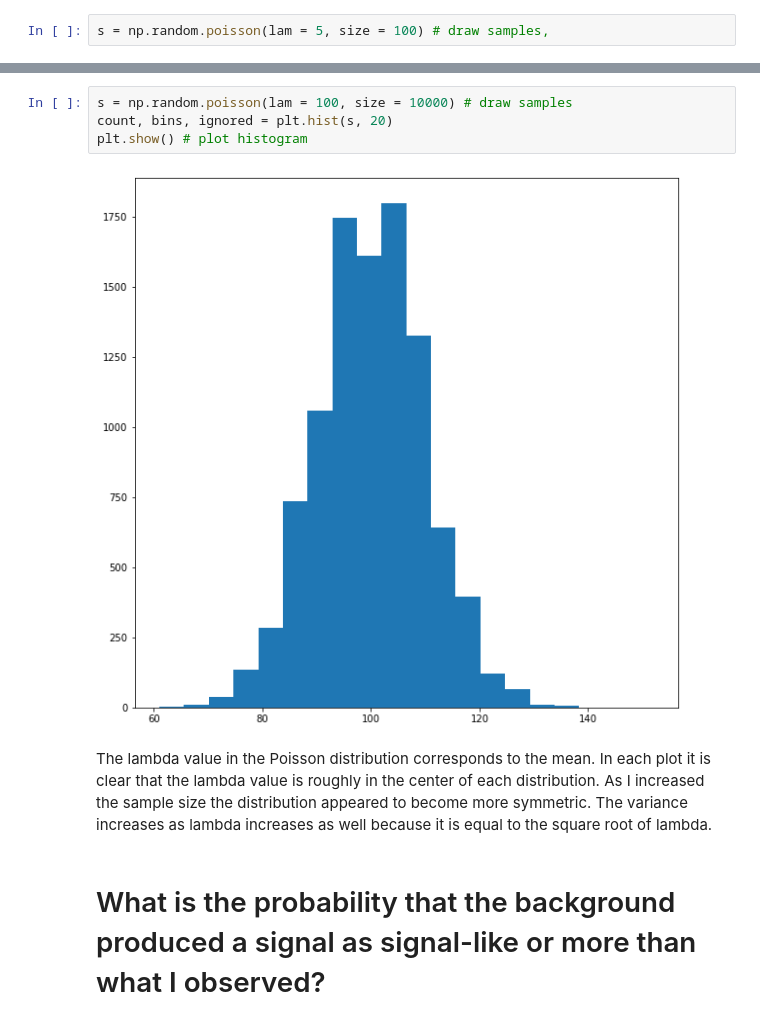
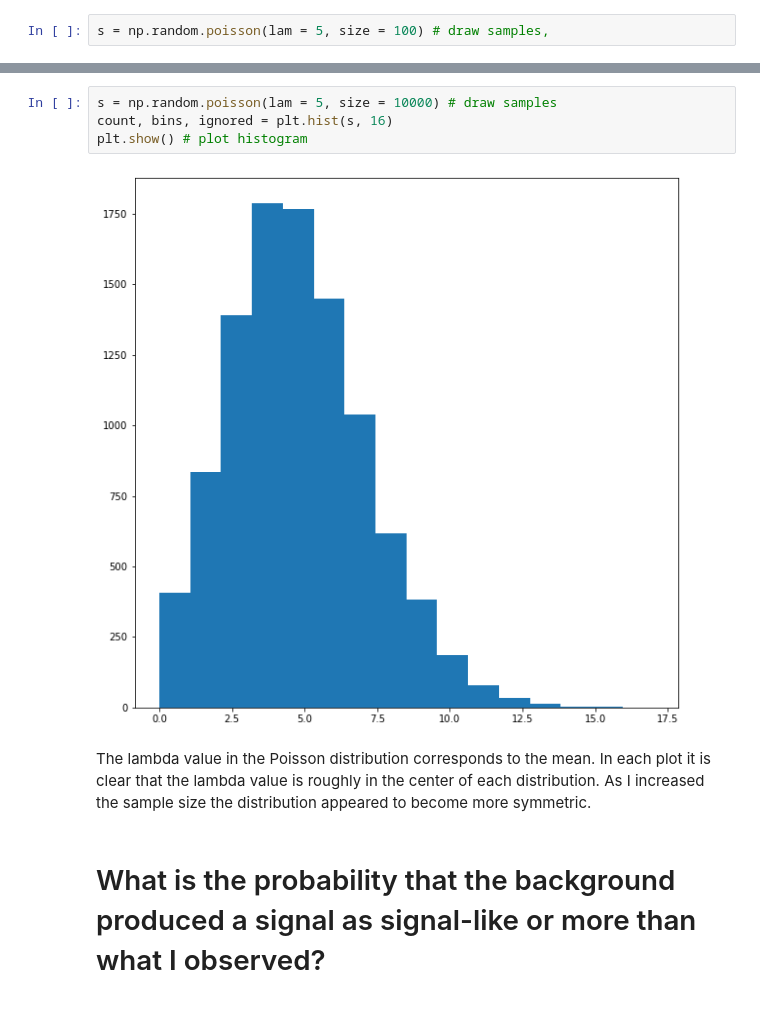
Before and after one commit to ciaramw0/phys434, a Jupyter notebook: Lab_1 (1).ipynb, the cells around one changed output, grey strips where cells are left out. Cells and saved outputs as stored; diff of their text form.

```diff
--- a/Lab_1 (1).ipynb
+++ b/Lab_1 (1).ipynb
@@ -220,11 +211,11 @@ plt.show() # plot histogram
 # %%
-s = np.random.poisson(lam = 100, size = 10000) # draw samples
-count, bins, ignored = plt.hist(s, 20)
+s = np.random.poisson(lam = 5, size = 10000) # draw samples
+count, bins, ignored = plt.hist(s, 16)
 plt.show() # plot histogram
 # %% [output]
-[figure, old version]
+[figure, new version]
 # %% [markdown]
-The lambda value in the Poisson distribution corresponds to the mean. In each plot it is clear that the lambda value is roughly in the center of each distribution. As I increased the sample size the distribution appeared to become more symmetric. The variance increases as lambda increases as well because it is equal to the square root of lambda.
+The lambda value in the Poisson distribution corresponds to the mean. In each plot it is clear that the lambda value is roughly in the center of each distribution. As I increased the sample size the distribution appeared to become more symmetric.
 # %% [markdown]
 # What is the probability that the background produced a signal as signal-like or more than what I observed?
 # %%
```
Also changed, not shown: parts of 49 cells of this notebook.
